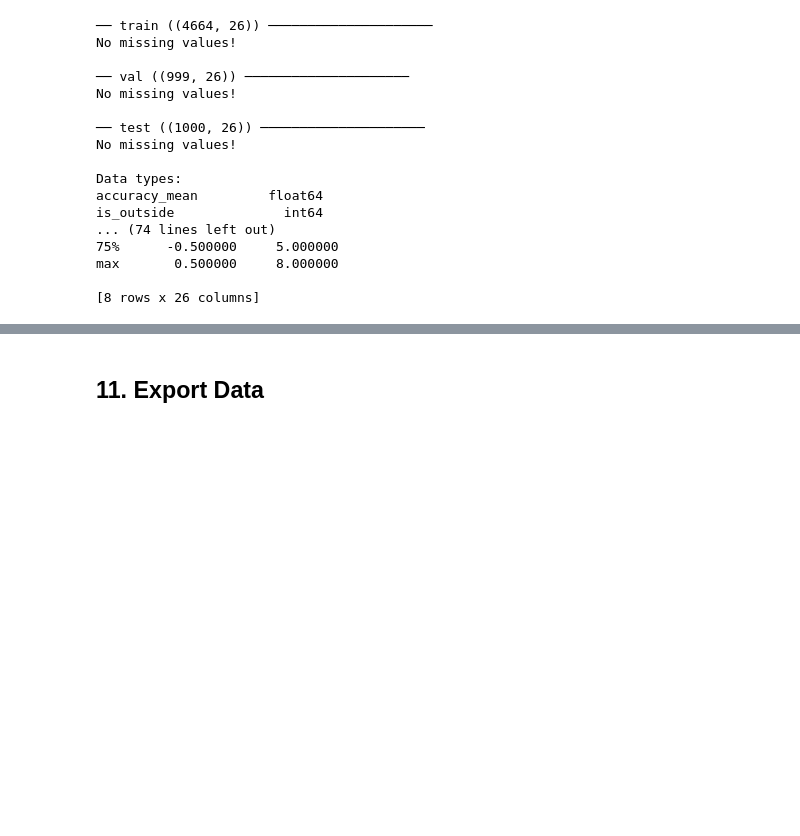
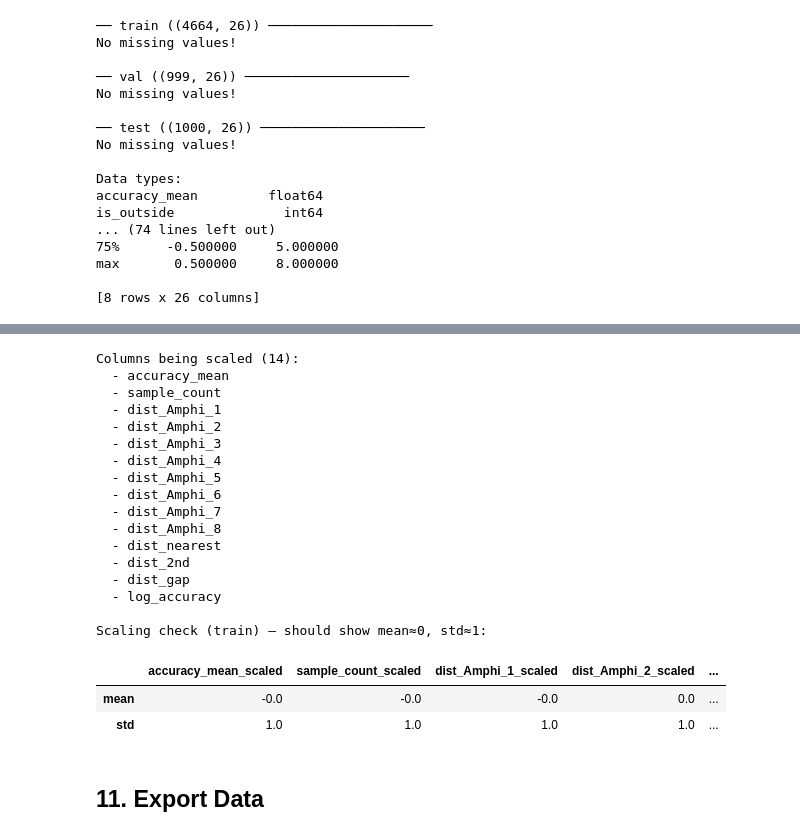
Before and after one commit to kaoutherbensaddek/AmphiLocator-ML, a Jupyter notebook: notebooks/03_feature_engineering.ipynb, the cells around one changed output, grey strips where cells are left out. Saved outputs shown, nothing was run; the diff lists cells and outputs as text; code cells hidden in the pictures; blank space fills up the shorter version.

Commit message:
fixed scaling for train, test, and val data

```diff
--- a/notebooks/03_feature_engineering.ipynb
+++ b/notebooks/03_feature_engineering.ipynb
@@ -12,19 +12,3 @@ Covered steps :
 5. Exports `train_ready.csv`, `val_ready.csv`, `test_ready.csv`
 # %% [markdown]
 ## 1. Setup and Load Data
-# %%
-import pandas as pd
-import numpy as np
-import json
-from pathlib import Path
-from sklearn.preprocessing import LabelEncoder
-
-TARGET_COL = 'target_label'
-
-train = pd.read_csv('../data/processed/train.csv')
-val   = pd.read_csv('../data/processed/val.csv')
-test  = pd.read_csv('../data/processed/test.csv')
-
-for name, split in [('train', train), ('val', val), ('test', test)]:
-    print(f"{name}: {split.shape}")
-print(f'\nColumns: {list(train.columns)}')
@@ -389,2 +441,55 @@ max       0.500000     8.000000
+# %%
+DO_NOT_SCALE = {
+    'has_seat', 'high_accuracy_flag', 'is_outside',
+    'accuracy_bin', 'seat_block_enc', 'nearest_amphi_enc',
+    'seat_row_filled', 'seat_column_filled', 'seat_zone_id',
+    'hour_sin', 'hour_cos',
+    'label_enc',
+}
+
+cols_to_scale = [
+    c for c in train.columns
+    if c not in DO_NOT_SCALE
+    and train[c].dtype in ['float64', 'int64', 'float32', 'int32']
+]
+
+print(f"Columns being scaled ({len(cols_to_scale)}):")
+for c in cols_to_scale:
+    print(f"  - {c}")
+
+# Fit ONLY on train — prevents leakage into val/test
+scaler = StandardScaler()
+scaler.fit(train[cols_to_scale])
+
+# Add _scaled columns alongside originals so tree models can use raw values
+# and linear/neural models can use the scaled ones
+for split in [train, val, test]:
+    scaled_values = scaler.transform(split[cols_to_scale])
+    for i, col in enumerate(cols_to_scale):
+        split[f'{col}_scaled'] = scaled_values[:, i]
+
+print("\nScaling check (train) — should show mean≈0, std≈1:")
+train[[f'{c}_scaled' for c in cols_to_scale]].describe().loc[['mean', 'std']].round(3)
+# %% [output]
+Columns being scaled (14):
+  - accuracy_mean
+  - sample_count
+  - dist_Amphi_1
+  - dist_Amphi_2
+  - dist_Amphi_3
+  - dist_Amphi_4
+  - dist_Amphi_5
+  - dist_Amphi_6
+  - dist_Amphi_7
+  - dist_Amphi_8
+  - dist_nearest
+  - dist_2nd
+  - dist_gap
+  - log_accuracy
+
+Scaling check (train) — should show mean≈0, std≈1:
+|  | accuracy_mean_scaled | sample_count_scaled | dist_Amphi_1_scaled | dist_Amphi_2_scaled | ... |
+| mean | -0.0 | -0.0 | -0.0 | 0.0 | ... |
+| std | 1.0 | 1.0 | 1.0 | 1.0 | ... |
 # %% [markdown]
 ## 11. Export Data
```
Also changed, not shown: parts of 6 cells of this notebook, 17 other files.
